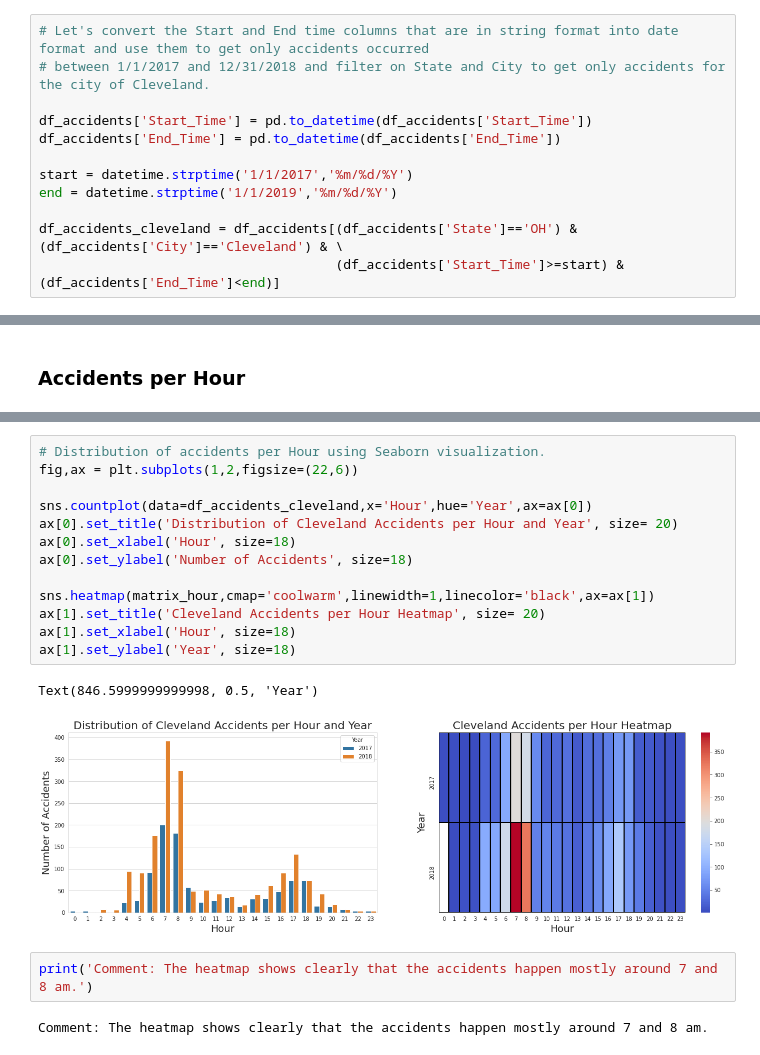
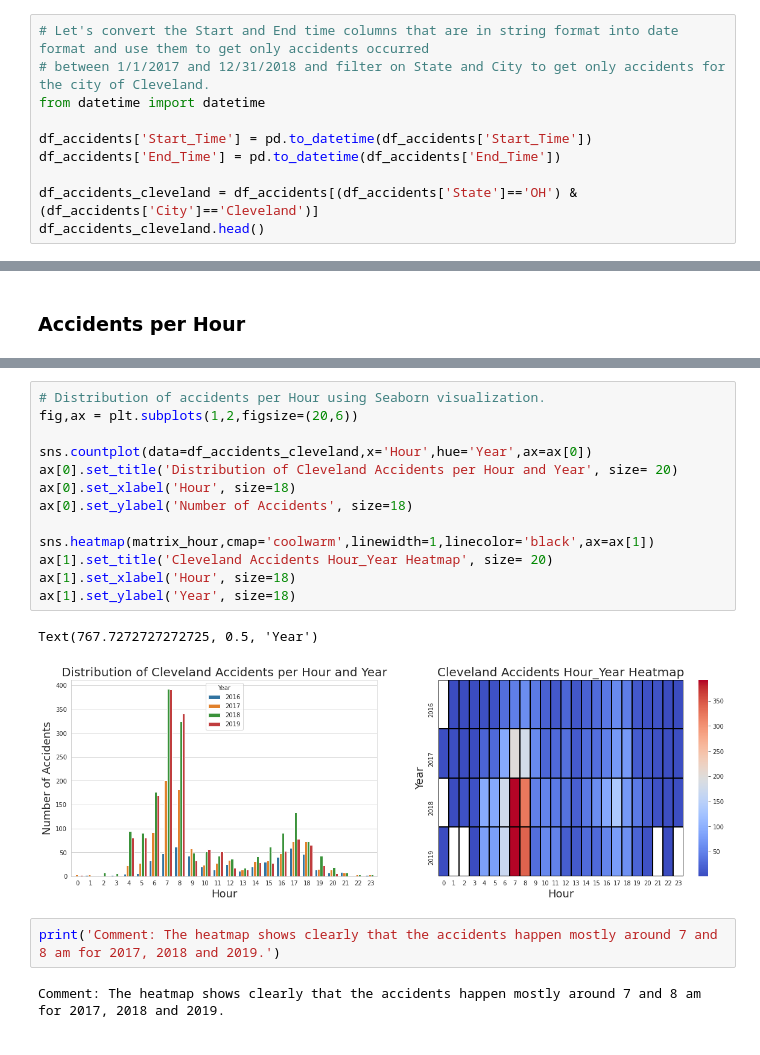
Before and after one commit to sekoukeita/Exploratory-Data-Analysis-and-Visualisation-on-US-Road-Accidents, a Jupyter notebook: Exploratory_Data_Analysis_of_Accidents_in_US_and_in_Cleveland_OHIO.ipynb, the cells around one changed output, grey strips where cells are left out. Drawn from its saved outputs; the diff is of its cells as text.

```diff
--- a/Exploratory_Data_Analysis_of_Accidents_in_US_and_in_Cleveland_OHIO.ipynb
+++ b/Exploratory_Data_Analysis_of_Accidents_in_US_and_in_Cleveland_OHIO.ipynb
@@ -274,12 +274,10 @@ from datetime import datetime
 # %%
 # Let's convert the Start and End time columns that are in string format into date format and use them to get only accidents occurred
 # between 1/1/2017 and 12/31/2018 and filter on State and City to get only accidents for the city of Cleveland.
+from datetime import datetime
 
 df_accidents['Start_Time'] = pd.to_datetime(df_accidents['Start_Time'])
 df_accidents['End_Time'] = pd.to_datetime(df_accidents['End_Time'])
 
-start = datetime.strptime('1/1/2017','%m/%d/%Y')
-end = datetime.strptime('1/1/2019','%m/%d/%Y')
-
-df_accidents_cleveland = df_accidents[(df_accidents['State']=='OH') & (df_accidents['City']=='Cleveland') & \
-                                      (df_accidents['Start_Time']>=start) & (df_accidents['End_Time']<end)]
+df_accidents_cleveland = df_accidents[(df_accidents['State']=='OH') & (df_accidents['City']=='Cleveland')]
+df_accidents_cleveland.head()
@@ -451,20 +529,20 @@ matrix_hour
 # %%
 # Distribution of accidents per Hour using Seaborn visualization.
-fig,ax = plt.subplots(1,2,figsize=(22,6))
+fig,ax = plt.subplots(1,2,figsize=(20,6))
 
 sns.countplot(data=df_accidents_cleveland,x='Hour',hue='Year',ax=ax[0])
 ax[0].set_title('Distribution of Cleveland Accidents per Hour and Year', size= 20)
 ax[0].set_xlabel('Hour', size=18)
 ax[0].set_ylabel('Number of Accidents', size=18)
 
 sns.heatmap(matrix_hour,cmap='coolwarm',linewidth=1,linecolor='black',ax=ax[1])
-ax[1].set_title('Cleveland Accidents per Hour Heatmap', size= 20)
+ax[1].set_title('Cleveland Accidents Hour_Year Heatmap', size= 20)
 ax[1].set_xlabel('Hour', size=18)
 ax[1].set_ylabel('Year', size=18)
 # %% [output]
-Text(846.5999999999998, 0.5, 'Year')
+Text(767.7272727272725, 0.5, 'Year')
-[figure, old version]
+[figure, new version]
 # %%
-print('Comment: The heatmap shows clearly that the accidents happen mostly around 7 and 8 am.')
+print('Comment: The heatmap shows clearly that the accidents happen mostly around 7 and 8 am for 2017, 2018 and 2019.')
 # %% [output]
-Comment: The heatmap shows clearly that the accidents happen mostly around 7 and 8 am.
+Comment: The heatmap shows clearly that the accidents happen mostly around 7 and 8 am for 2017, 2018 and 2019.
```
Also changed, not shown: parts of 31 cells of this notebook.
